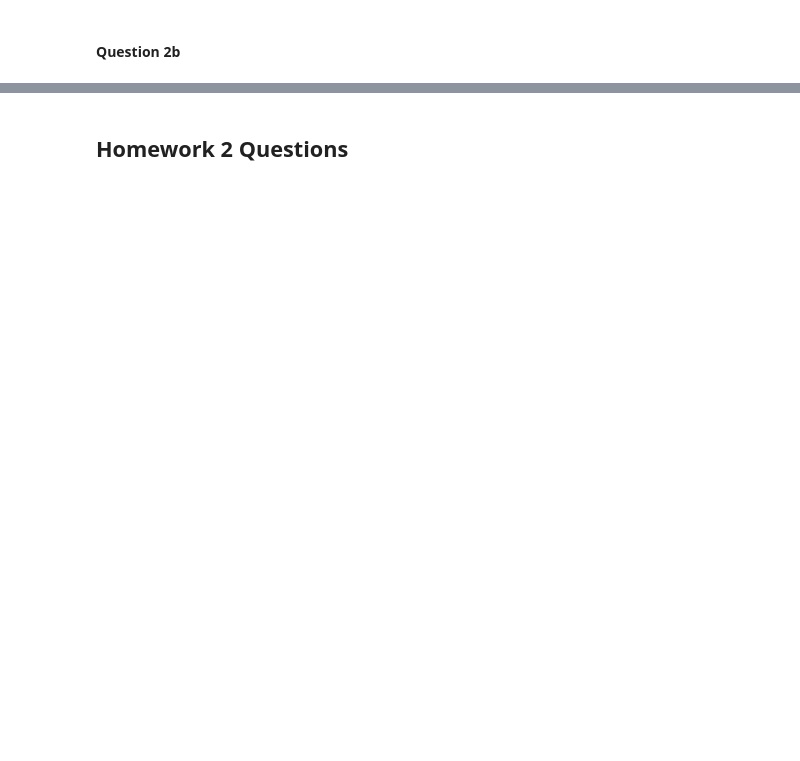
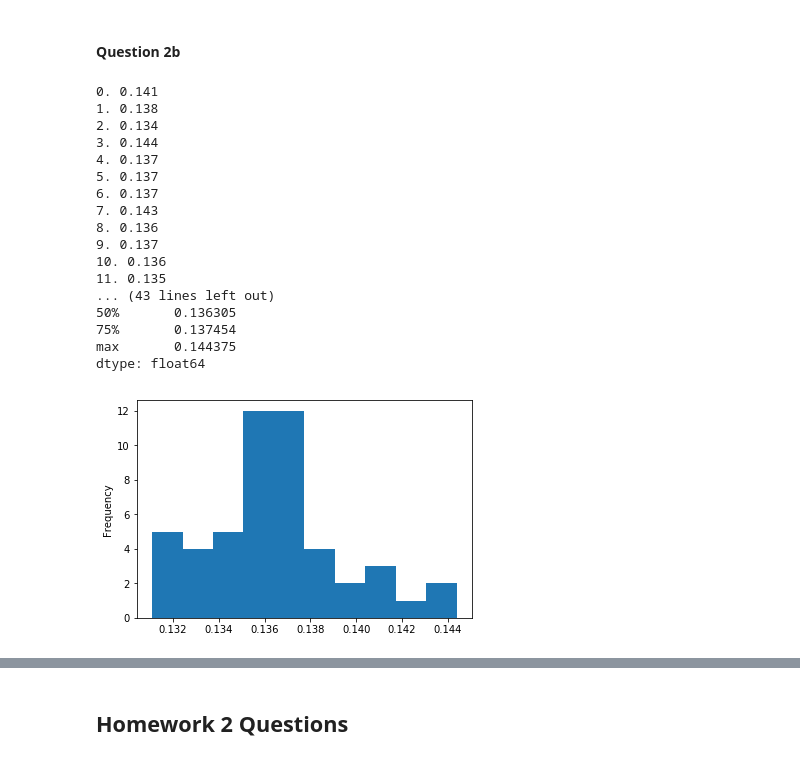
Before and after one commit to skDooley/Classes, a Jupyter notebook: BCB_2_ComputationalStats/HW2/HW2Notebook.ipynb, the cells around one changed output, grey strips where cells are left out. Saved outputs shown, nothing was run; the diff lists cells and outputs as text; code cells hidden in the pictures; blank space fills up the shorter version.

Commit message:
Added what the combined motif data looks like

```diff
--- a/BCB_2_ComputationalStats/HW2/HW2Notebook.ipynb
+++ b/BCB_2_ComputationalStats/HW2/HW2Notebook.ipynb
@@ -452,22 +458,40 @@ print (t,tCounts[0])
 # %%
+# I ran this part for kicks. I wanted to see what the LRT would look like if I concattenated all of the motifs together
 combinedMotifs = "".join(seqs)
 dist = []
-for index in range(len(H_promoters)):
+for index in range(50):
     counter = 0
     total = 0
     for i in range(0,len(combinedMotifs)-8):
-
         subseq = combinedMotifs[i:i+9]
         L_H_q1 = pwm[1][combinedMotifs[i]]
         L_H_promoters = alphas[index][combinedMotifs[i]]
         for pos in range(0,8):
             L_H_q1 *= transMat[pos+1][subseq[pos]][subseq[pos+1]]
             L_H_promoters *= H_promoters[index][subseq[pos]][subseq[pos+1]]
-        if L_H_promoters != 0 and L_H_q1/L_H_promoters >= 1: counter += 1
+        counter += int((L_H_promoters != 0) and (L_H_q1/L_H_promoters >= 1))
         total +=1
     dist.append(counter/float(total))
-
-#print(counter,"/",total)
+    print("%i. %.3f" %(index,counter/float(total)))
 dist = Series(dist)
 dist.plot.hist();
 print(dist.describe())
+# %% [output]
+0. 0.141
+1. 0.138
+2. 0.134
+3. 0.144
+4. 0.137
+5. 0.137
+6. 0.137
+7. 0.143
+8. 0.136
+9. 0.137
+10. 0.136
+11. 0.135
+... (43 lines left out)
+50%       0.136305
+75%       0.137454
+max       0.144375
+dtype: float64
+[figure, added]
```
Also changed, not shown: parts of 18 cells of this notebook.
